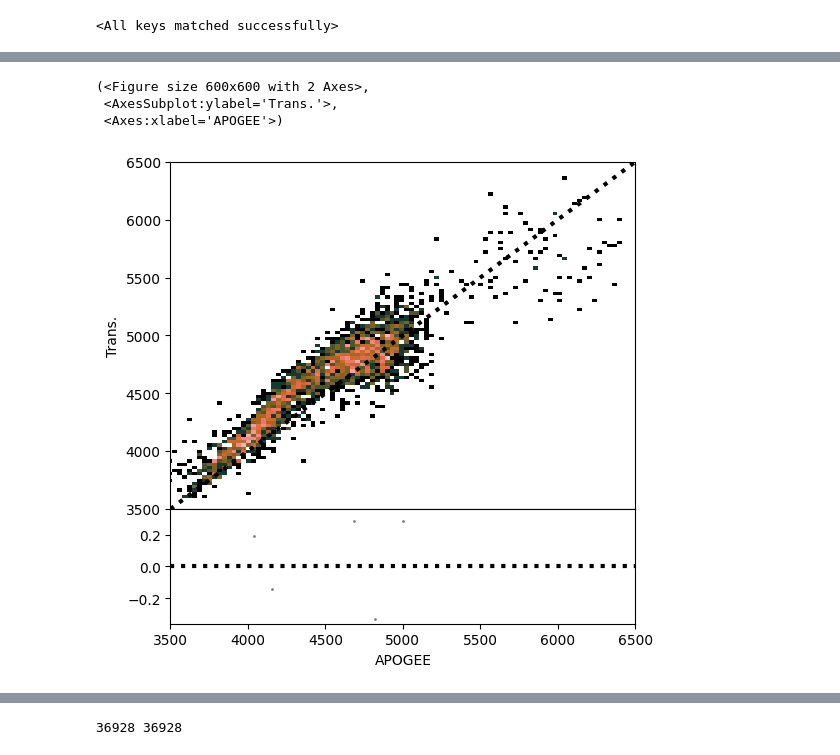
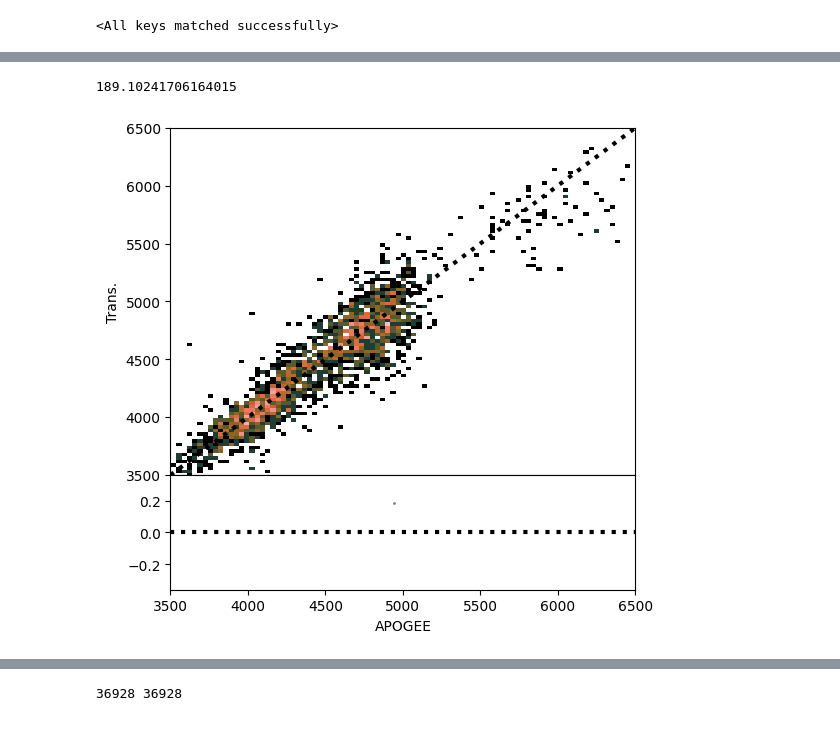
Before and after one commit to jiadonglee/aspgap, a Jupyter notebook: docs/gaiaXP.ipynb, the cells around one changed output, grey strips where cells are left out. Drawn from its saved outputs; the diff is of its cells as text; code cells hidden in the pictures.

```diff
--- a/docs/gaiaXP.ipynb
+++ b/docs/gaiaXP.ipynb
@@ -444,7 +388,7 @@ data_dir = "/data/jdli/gaia/"
 tr_file = "ap17_xpcont_cut.npy"
 
 device = torch.device('cuda:1')
-TOTAL_NUM = 6000
+TOTAL_NUM = 5000
 BATCH_SIZE = 1024
 
 gdata  = GaiaXPlabel_cont(data_dir+tr_file, total_num=TOTAL_NUM, part_train=True, device=device)
@@ -480,13 +424,14 @@ import copy
 #         n_layers=8,
 #     ).to(device)
 
-# modelA = Spec2HRd(
-#         n_encoder_inputs=8+8+3, n_decoder_inputs=8+8+3+2, n_outputs=2, channels=345, nhead=3
-#         ).to(device)
+# modelA = Spec2label(
+#         n_encoder_inputs=8+8+3, n_outputs=4,
+#         channels=512, n_heads=8, n_layers=8,
+#     ).to(device)
 
 model_tefflogg = Spec2label(
         n_encoder_inputs=8+8+3, n_outputs=2,
-        channels=512, n_heads=8, n_layers=8,
+        channels=128, n_heads=8, n_layers=8,
     ).to(device)
 
 model_mohaom = Spec2label(
@@ -521,9 +466,12 @@ drwxrwxr-x. 5 jdli jdli      4096 Nov 15 13:04 ..
 # %%
-modelA_tefflogg = 'model/1115/sp2tefflogg_mse_A_ep500.pt'
-modelA_mohaom   = 'model/1115/sp2mohaom_mse_A_ep94.pt'
+# modelA_name = "/data/jdli/gaia/model/1116/sp2tefflogg_mse_A_ep500.pt.pt"
 
+model_dir  = "/data/jdli/gaia/model/1116/"
+model_name = ["sp2tefflogg_mse_A_ep500.pt",
+              "sp2mohaom_mse_A_ep500.pt"]
+# modelA.load_state_dict(torch.load(modelA_name))
+model_tefflogg.load_state_dict(torch.load(model_dir+model_name[0]))
 
-model_tefflogg.load_state_dict(torch.load(data_dir+modelA_tefflogg))
-model_mohaom.load_state_dict(torch.load(data_dir+modelA_mohaom))
+model_mohaom.load_state_dict(torch.load(model_dir+model_name[1]))
 # %% [output]
 <All keys matched successfully>
@@ -592,7 +498,7 @@ def predict(data_loader, model):
             for idl in id_batch:
                 id_lst.append(idl)
 
-    out_lst, y_lst = np.array(out_lst).reshape(-1,2), np.array(y_lst).reshape(-1,4)
+    out_lst, y_lst = np.array(out_lst).reshape(-1,4), np.array(y_lst).reshape(-1,4)
     return out_lst, y_lst, id_lst
 
 def predict_4d(data_loader, model1, model2):
@@ -619,5 +525,5 @@ def predict_4d(data_loader, model1, model2):
     return out_lst, y_lst, id_lst
 
 
-# pred_B, y_true_B, idB = predict_4d(B_loader, model_tefflogg, model_mohaom)
-pred_B, y_true_B, idB = predict(B_loader, model_tefflogg)
+pred_B, y_true_B, idB = predict_4d(B_loader, model_tefflogg, model_mohaom)
+# pred_B, y_true_B, idB = predict(B_loader, modelA)
@@ -673,12 +569,15 @@ def draw_compare(out_lst, y_lst, xmin=-2, xmax=0.5):
 # ax2.set_xlabel(r"[M/H] : APOGEE");
 # ax.set_ylabel(r"[M/H] : Gaia XP");
 # ax2.set_ylabel(r'$\Delta$ [M/H]');
+# %%
+np.std(teff_max*pred_B[:,0]-teff_max*y_true_B[:,0])
+# %% [output]
+189.10241706164015
 # %%
 idx = 0
 
-draw_compare(10**pred_B[:,idx], 10**y_true_B[:,idx], xmin=3500, xmax=6500)
+fig, ax, ax2 = draw_compare(
+    teff_max*pred_B[:,idx], teff_max*y_true_B[:,idx], xmin=3500, xmax=6500
+)
 # %% [output]
-(<Figure size 600x600 with 2 Axes>,
- <AxesSubplot:ylabel='Trans.'>,
- <Axes:xlabel='APOGEE'>)
-[figure, old version]
+[figure, new version]
```
Also changed, not shown: parts of 33 cells of this notebook, 8 other files.
